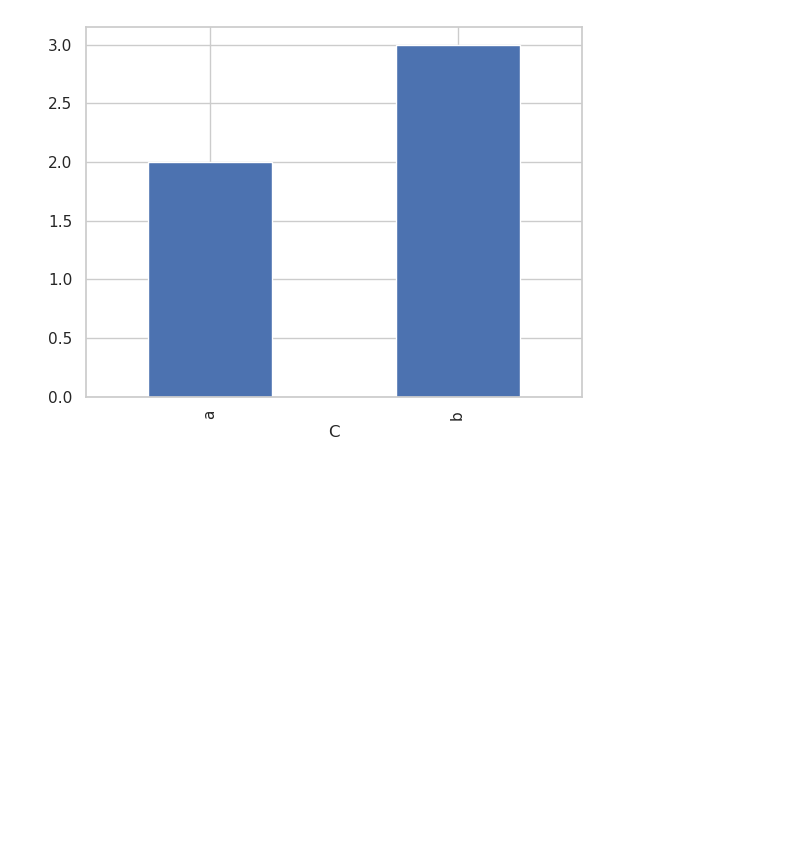
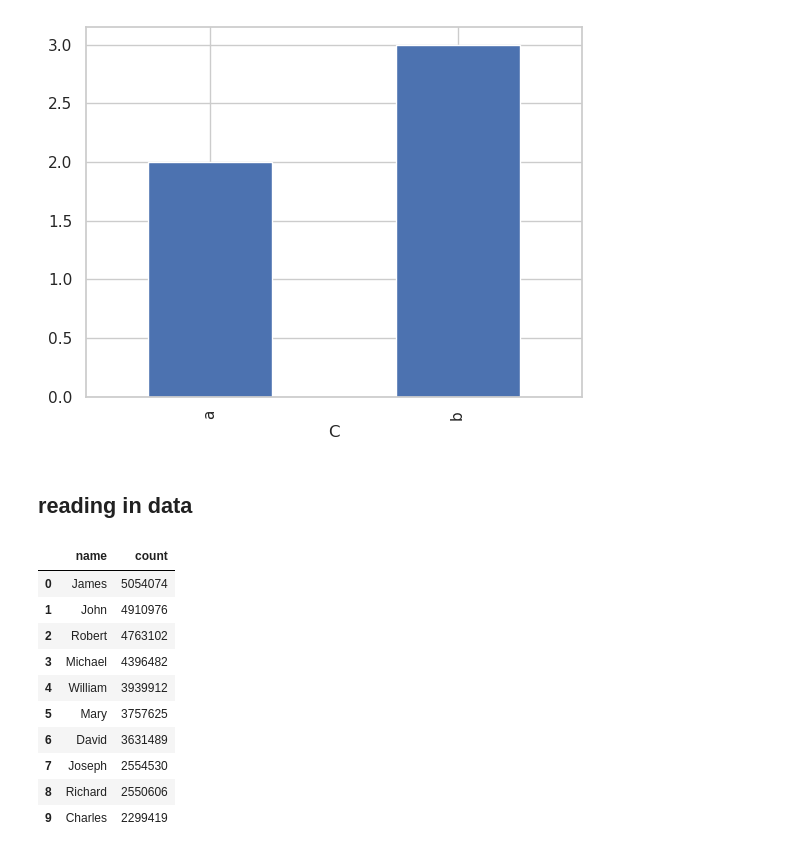
Before and after one commit to integrateddataservice/test_repository, a Jupyter notebook: testing.ipynb, the cells around one changed output. Saved outputs shown, nothing was run; the diff lists cells and outputs as text; code cells hidden in the pictures; blank space fills up the shorter version.

```diff
--- a/testing.ipynb
+++ b/testing.ipynb
@@ -38,3 +38,5 @@ df["C"].groupby(df["C"]).count().plot(kind="bar")
 # %% [output]
 <AxesSubplot:xlabel='C'>
 [figure]
+# %% [markdown]
+## reading in data
@@ -40,0 +51,14 @@ df["C"].groupby(df["C"]).count().plot(kind="bar")
+# %%
+df
+# %% [output]
+|  | name | count |
+| 0 | James | 5054074 |
+| 1 | John | 4910976 |
+| 2 | Robert | 4763102 |
+| 3 | Michael | 4396482 |
+| 4 | William | 3939912 |
+| 5 | Mary | 3757625 |
+| 6 | David | 3631489 |
+| 7 | Joseph | 2554530 |
+| 8 | Richard | 2550606 |
+| 9 | Charles | 2299419 |
```
Also changed, not shown: parts of 2 cells of this notebook, 2 other files.
